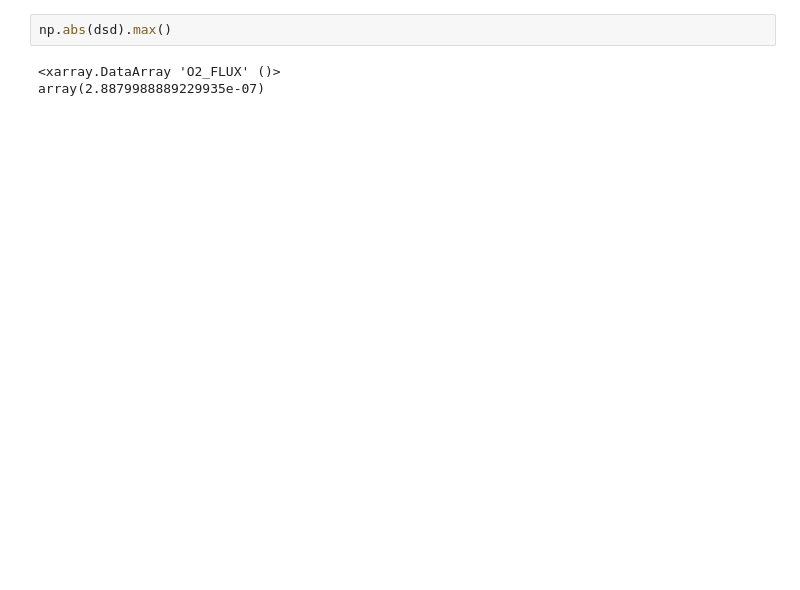
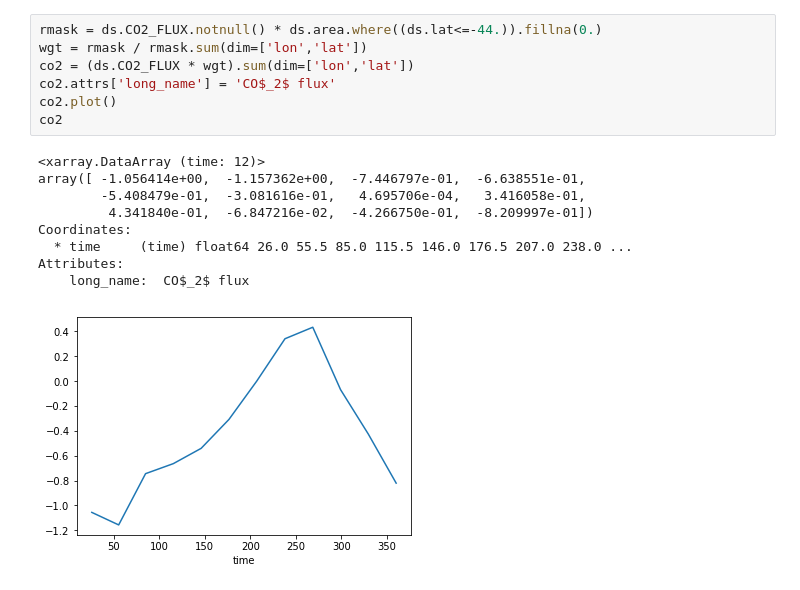
Before and after one commit to matt-long/orcas, a Jupyter notebook: plot_obs_flux_phase.ipynb, the cells around one changed output. Drawn from its saved outputs; the diff is of its cells as text; blank space fills up the shorter version.

```diff
--- a/plot_obs_flux_phase.ipynb
+++ b/plot_obs_flux_phase.ipynb
@@ -45,5 +78,17 @@ NameError: name 'dso' is not defined
-# %%
-np.abs(dsd).max()
-# %% [output]
-<xarray.DataArray 'O2_FLUX' ()>
-array(2.8879988889229935e-07)
+# %%
+rmask = ds.CO2_FLUX.notnull() * ds.area.where((ds.lat<=-44.)).fillna(0.)
+wgt = rmask / rmask.sum(dim=['lon','lat'])
+co2 = (ds.CO2_FLUX * wgt).sum(dim=['lon','lat'])
+co2.attrs['long_name'] = 'CO$_2$ flux'
+co2.plot()
+co2
+# %% [output]
+<xarray.DataArray (time: 12)>
+array([ -1.056414e+00,  -1.157362e+00,  -7.446797e-01,  -6.638551e-01,
+        -5.408479e-01,  -3.081616e-01,   4.695706e-04,   3.416058e-01,
+         4.341840e-01,  -6.847216e-02,  -4.266750e-01,  -8.209997e-01])
+Coordinates:
+  * time     (time) float64 26.0 55.5 85.0 115.5 146.0 176.5 207.0 238.0 ...
+Attributes:
+    long_name:  CO$_2$ flux
+[figure, added]
```
Also changed, not shown: parts of 14 cells of this notebook, 59 other files.
